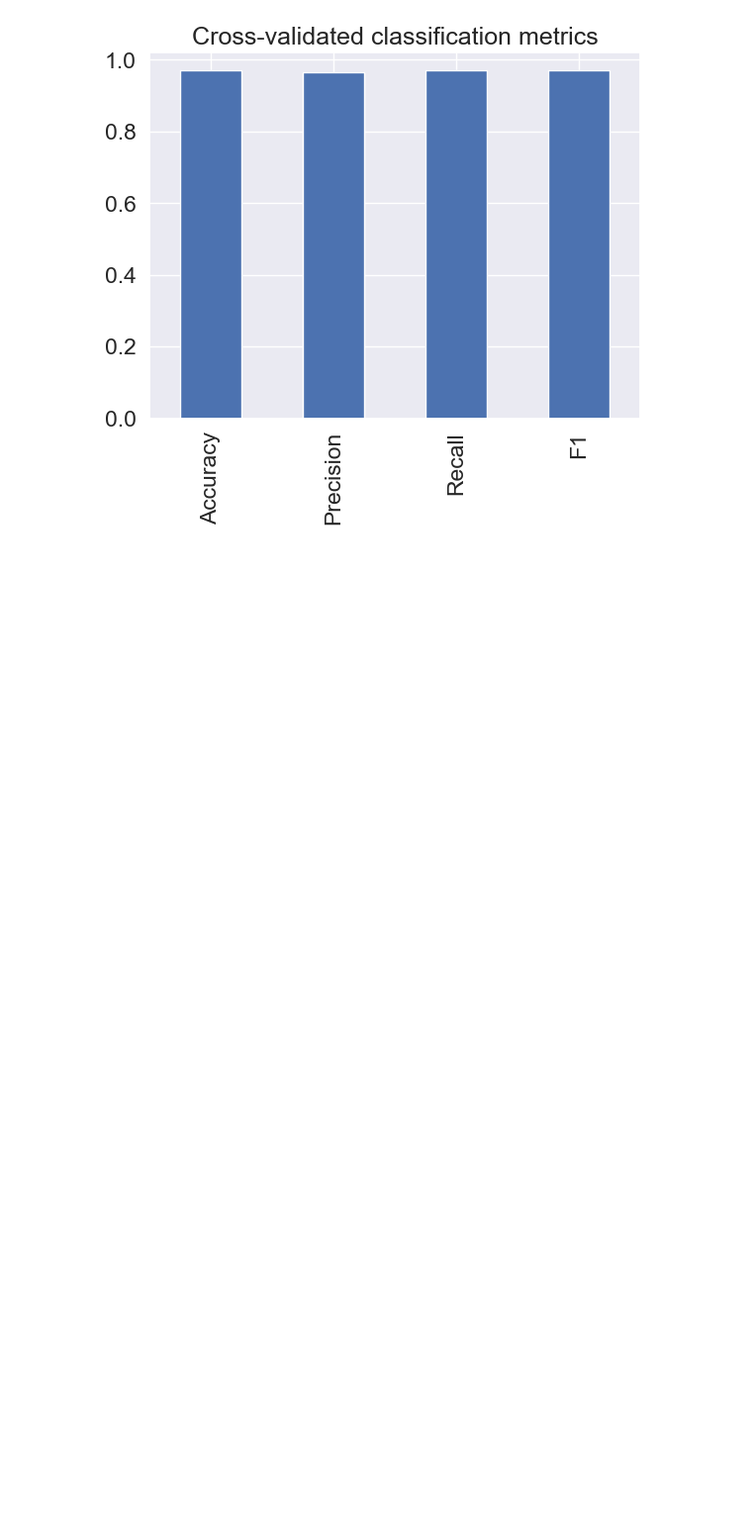
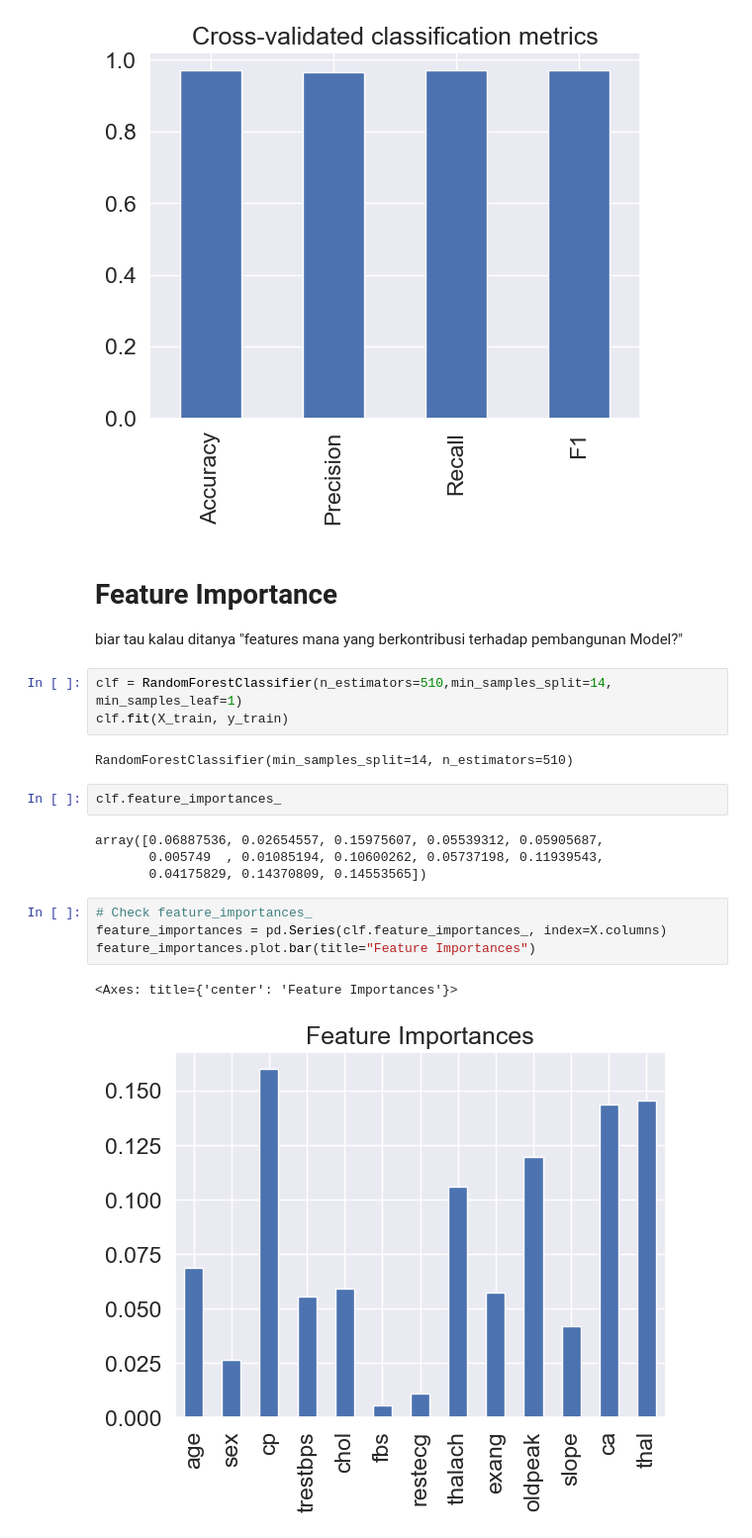
Before and after one commit to IlyasaNandaRahmadianto/pythonSpace, a Jupyter notebook: heart_desease.ipynb, the cells around one changed output. Shown: that part at 99% size. Cells and saved outputs as stored; diff of their text form; blank space fills up the shorter version.

Commit message:
finish and saveModel-pickle

```diff
--- a/heart_desease.ipynb
+++ b/heart_desease.ipynb
@@ -676,3 +676,25 @@ cv_metrics.T.plot.bar(title="Cross-validated classification metrics",
                       legend=False);
 # %% [output]
 [figure]
+# %% [markdown]
+# Feature Importance
+
+biar tau kalau ditanya "features mana yang berkontribusi terhadap pembangunan Model?"
+# %%
+clf = RandomForestClassifier(n_estimators=510,min_samples_split=14, min_samples_leaf=1)
+clf.fit(X_train, y_train)
+# %% [output]
+RandomForestClassifier(min_samples_split=14, n_estimators=510)
+# %%
+clf.feature_importances_
+# %% [output]
+array([0.06887536, 0.02654557, 0.15975607, 0.05539312, 0.05905687,
+       0.005749  , 0.01085194, 0.10600262, 0.05737198, 0.11939543,
+       0.04175829, 0.14370809, 0.14553565])
+# %%
+# Check feature_importances_
+feature_importances = pd.Series(clf.feature_importances_, index=X.columns)
+feature_importances.plot.bar(title="Feature Importances")
+# %% [output]
+<Axes: title={'center': 'Feature Importances'}>
+[figure, added]
```
Also changed, not shown: parts of 2 cells of this notebook, 1 other file.
